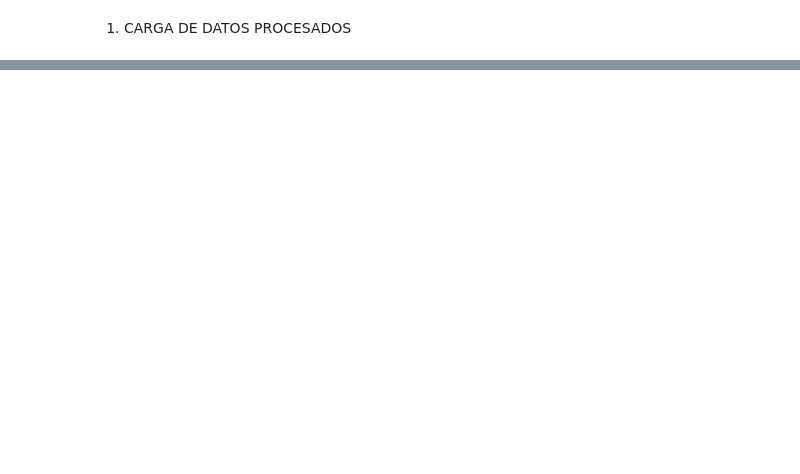
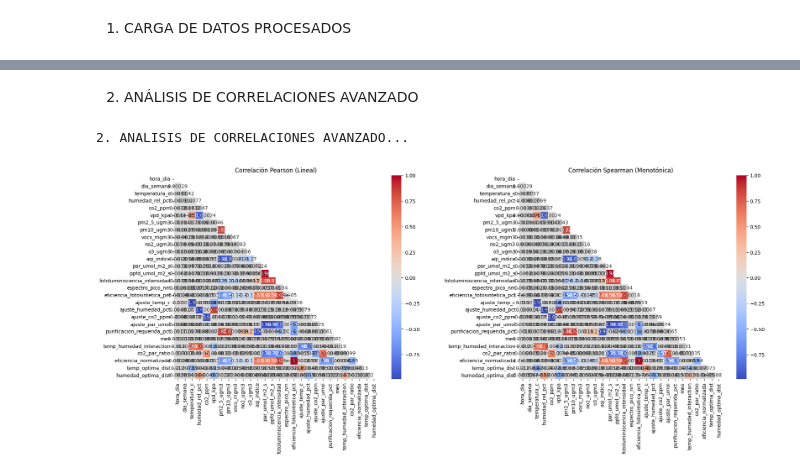
Before and after one commit to Vladimir-Cortes-Developer/UrbanAgricultureOfPrecisionWithPhotoluminescence, a Jupyter notebook: notebooks/02_feature_engineering.ipynb, the cells around one changed output, grey strips where cells are left out. Saved outputs shown, nothing was run; the diff lists cells and outputs as text; code cells hidden in the pictures; blank space fills up the shorter version.

Commit message:
feat(processing): análisis de correlaciones avanzado

```diff
--- a/notebooks/02_feature_engineering.ipynb
+++ b/notebooks/02_feature_engineering.ipynb
@@ -54,0 +68,68 @@ print(base_features)
+# %% [markdown]
+2. ANÁLISIS DE CORRELACIONES AVANZADO
+# %%
+# ============================================================================
+# 2. ANÁLISIS DE CORRELACIONES AVANZADO
+# ============================================================================
+
+print("\n2. ANALISIS DE CORRELACIONES AVANZADO...")
+
+def advanced_correlation_analysis(df):
+    """Análisis avanzado de correlaciones"""
+
+    # Variables numéricas
+    numeric_cols = df.select_dtypes(include=[np.number]).columns.tolist()
+
+    # Correlación Pearson (lineal)
+    corr_pearson = df[numeric_cols].corr()
+
+    # Correlación Spearman (monotónica)
+    corr_spearman = df[numeric_cols].corr(method='spearman')
+
+    # Visualizar correlaciones
+    fig, axes = plt.subplots(1, 2, figsize=(20, 8))
+
+    # Pearson
+    mask = np.triu(np.ones_like(corr_pearson, dtype=bool))
+    sns.heatmap(corr_pearson, mask=mask, annot=True, cmap='coolwarm',
+                center=0, square=True, ax=axes[0])
+    axes[0].set_title('Correlación Pearson (Lineal)')
+
+    # Spearman
+    mask = np.triu(np.ones_like(corr_spearman, dtype=bool))
+    sns.heatmap(corr_spearman, mask=mask, annot=True, cmap='coolwarm',
+                center=0, square=True, ax=axes[1])
+    axes[1].set_title('Correlación Spearman (Monotónica)')
+
+    plt.tight_layout()
+    plt.show()
+
+    # Identificar correlaciones fuertes con targets
+    target_cols = ['eficiencia_fotosintetica_pct', 'fotoluminiscencia_intensidad']
+
+    correlations_summary = {}
+    for target in target_cols:
+        if target in df.columns:
+            pearson_corr = df[numeric_cols].corrwith(df[target]).abs().sort_values(ascending=False)
+            spearman_corr = df[numeric_cols].corrwith(df[target], method='spearman').abs().sort_values(ascending=False)
+
+            correlations_summary[target] = {
+                'pearson': pearson_corr.head(10).to_dict(),
+                'spearman': spearman_corr.head(10).to_dict()
+            }
+
+    return corr_pearson, corr_spearman, correlations_summary
+
+corr_pearson, corr_spearman, correlations_summary = advanced_correlation_analysis(df)
+
+# Mostrar correlaciones más fuertes
+print("\nCORRELACIONES MAS FUERTES CON TARGETS:")
+for target, corrs in correlations_summary.items():
+    print(f"\n{target.upper()}:")
+    print("  Pearson (Top 5):")
+    for var, corr in list(corrs['pearson'].items())[:5]:
+        if var != target:
+            print(f"    {var}: {corr:.3f}")
+# %% [output]
+2. ANALISIS DE CORRELACIONES AVANZADO...
+[figure, added]
```
Also changed, not shown: parts of 3 cells of this notebook.
